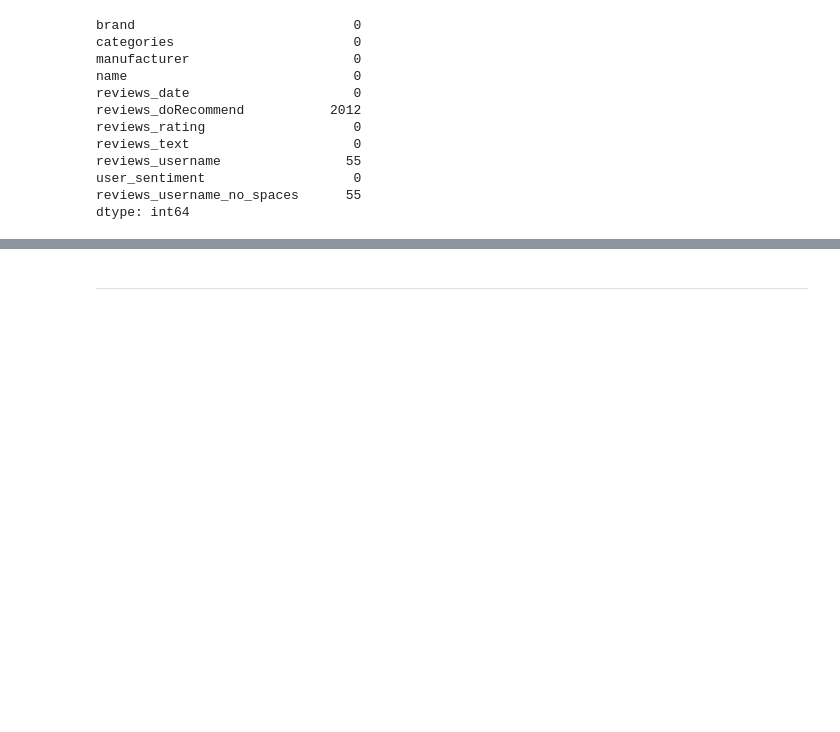
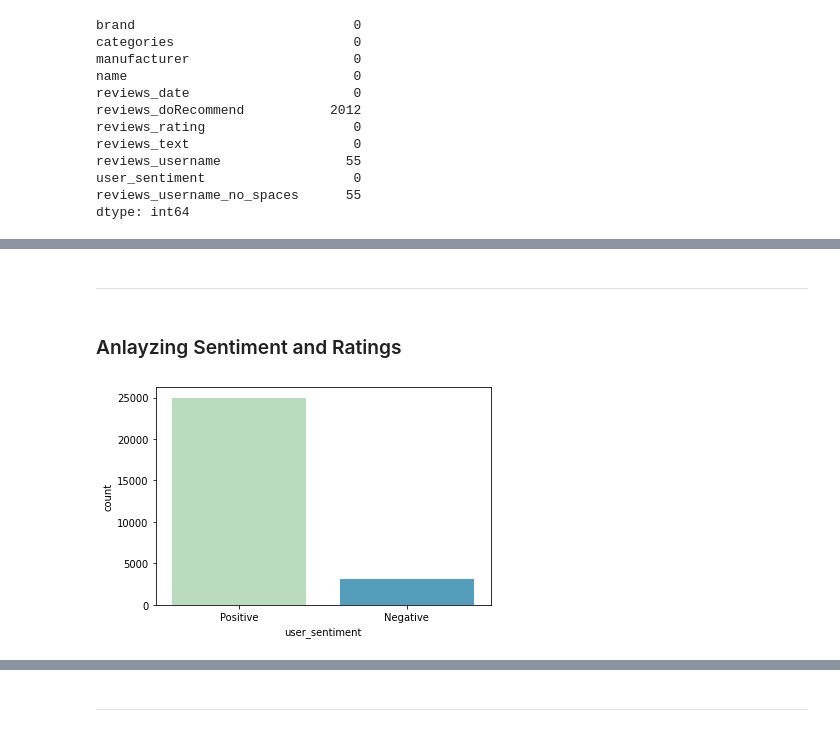
Before and after one commit to ayushxx7/SentimentBasedProductRecommendationSystem, a Jupyter notebook: capstone.ipynb, the cells around one changed output, grey strips where cells are left out. Cells and saved outputs as stored; diff of their text form; code cells hidden in the pictures; blank space fills up the shorter version.

```diff
--- a/capstone.ipynb
+++ b/capstone.ipynb
@@ -1247,0 +1244,4 @@ df.pivot_table(
+# %%
+df.drop('reviews_username_no_spaces', axis=1, inplace=True)
+# %%
+df.drop(df[df['reviews_username'].isnull()].index, inplace=True)
@@ -1247,0 +1257,9 @@ df.pivot_table(
+# %% [markdown]
+---
+# %% [markdown]
+### Anlayzing Sentiment and Ratings
+# %%
+sns.countplot(x='user_sentiment', data=df, palette="GnBu")
+plt.show()
+# %% [output]
+[figure, added]
```
Also changed, not shown: parts of 74 cells of this notebook, 1 other file.
